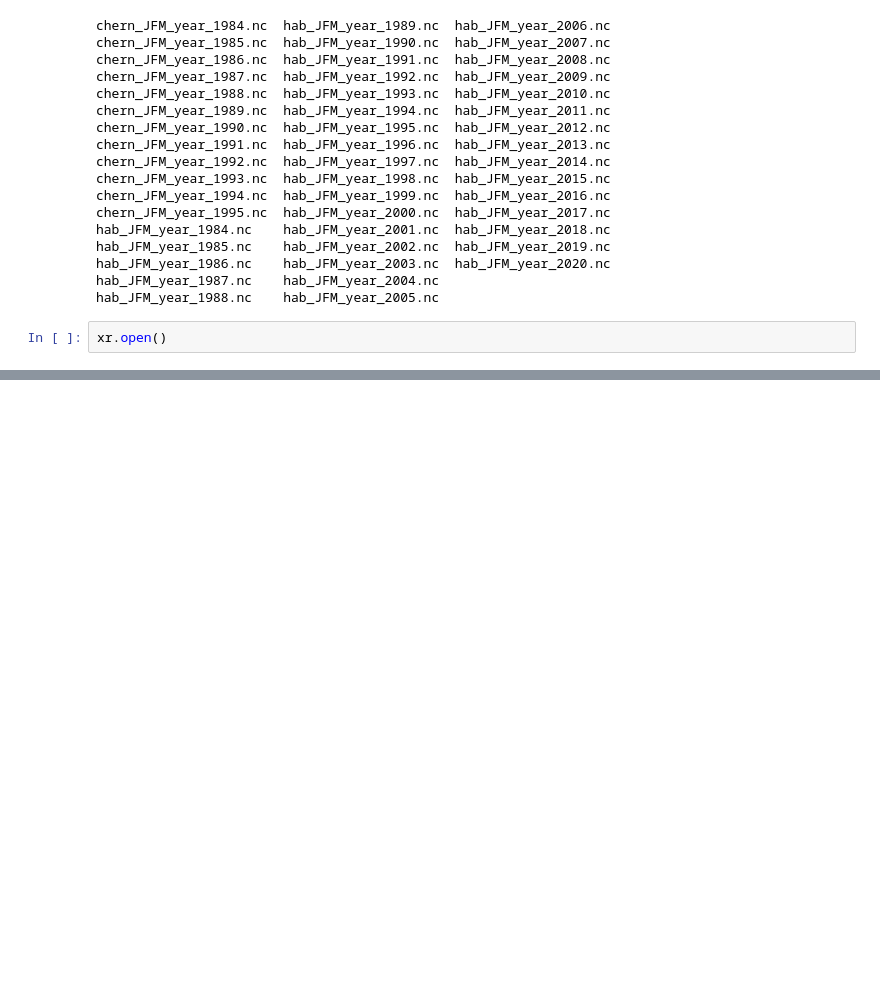
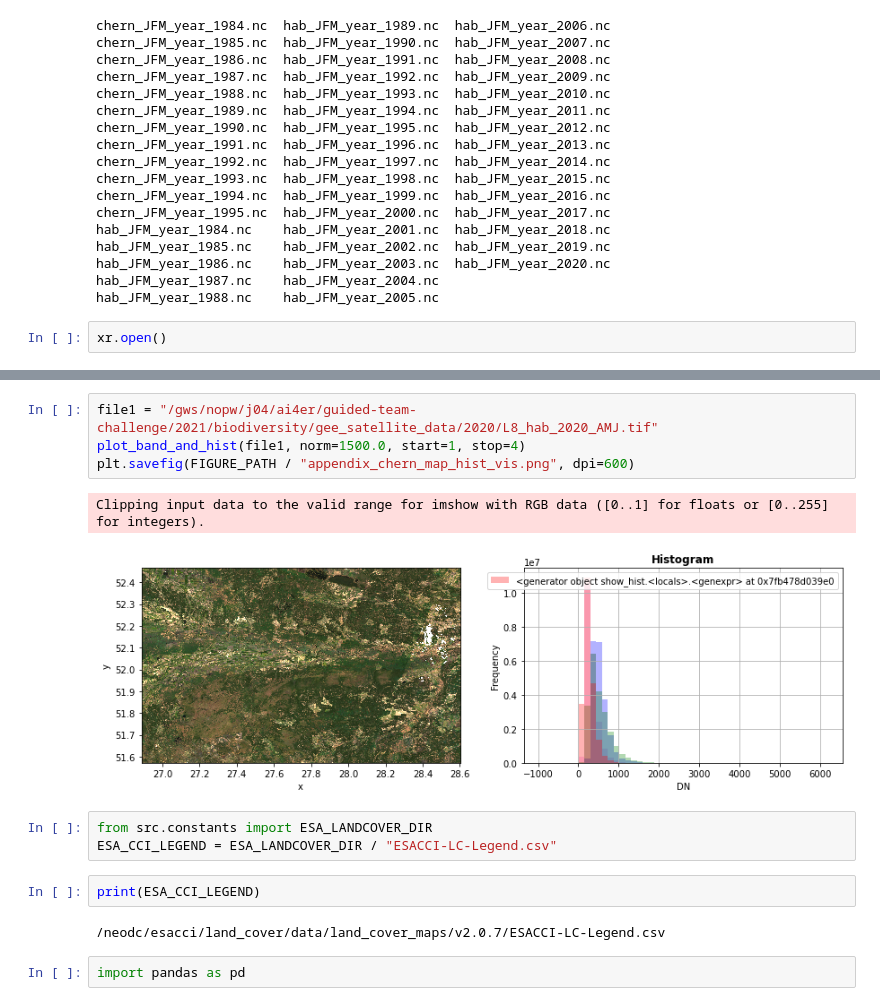
Before and after one commit to ai4er-cdt/geograph, a Jupyter notebook: notebooks/exploratory/sdat2-4-debug-np-load.ipynb, the cells around one changed output, grey strips where cells are left out. Saved outputs shown, nothing was run; the diff lists cells and outputs as text; blank space fills up the shorter version.

```diff
--- a/notebooks/exploratory/sdat2-4-debug-np-load.ipynb
+++ b/notebooks/exploratory/sdat2-4-debug-np-load.ipynb
@@ -679,0 +749,16 @@ xr.open()
+# %%
+file1 = "/gws/nopw/j04/ai4er/guided-team-challenge/2021/biodiversity/gee_satellite_data/2020/L8_hab_2020_AMJ.tif"
+plot_band_and_hist(file1, norm=1500.0, start=1, stop=4)
+plt.savefig(FIGURE_PATH / "appendix_chern_map_hist_vis.png", dpi=600)
+# %% [output]
+Clipping input data to the valid range for imshow with RGB data ([0..1] for floats or [0..255] for integers).
+[figure, added]
+# %%
+from src.constants import ESA_LANDCOVER_DIR
+ESA_CCI_LEGEND = ESA_LANDCOVER_DIR / "ESACCI-LC-Legend.csv"
+# %%
+print(ESA_CCI_LEGEND)
+# %% [output]
+/neodc/esacci/land_cover/data/land_cover_maps/v2.0.7/ESACCI-LC-Legend.csv
+# %%
+import pandas as pd
```
Also changed, not shown: parts of 75 cells of this notebook, 5 other files.
